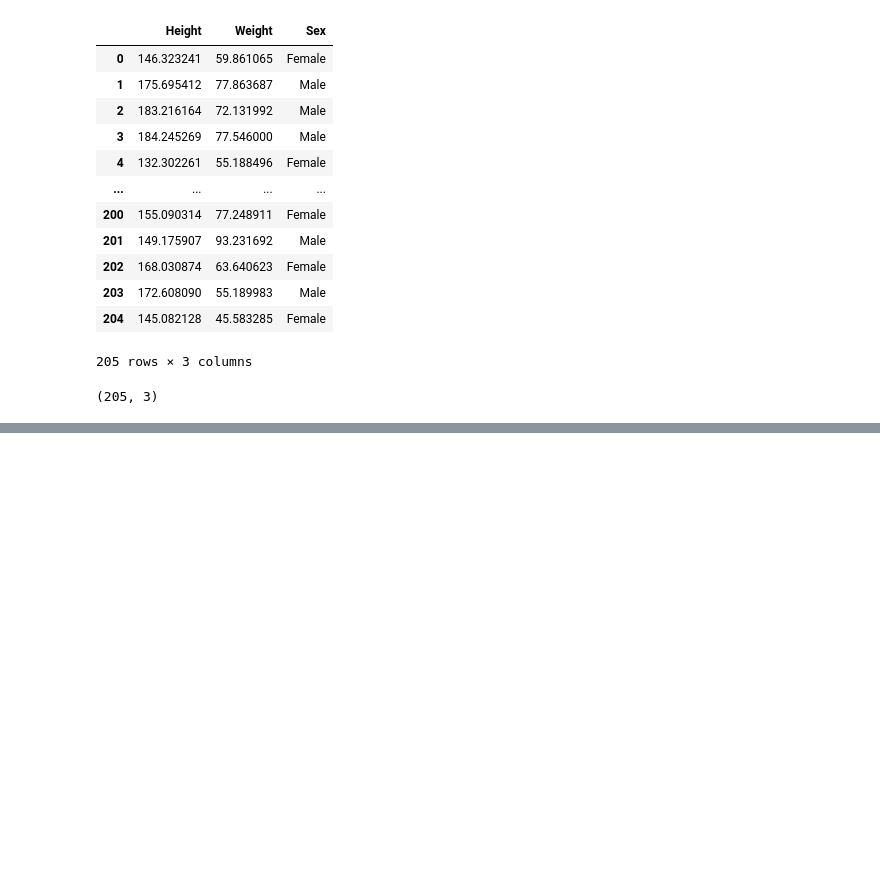
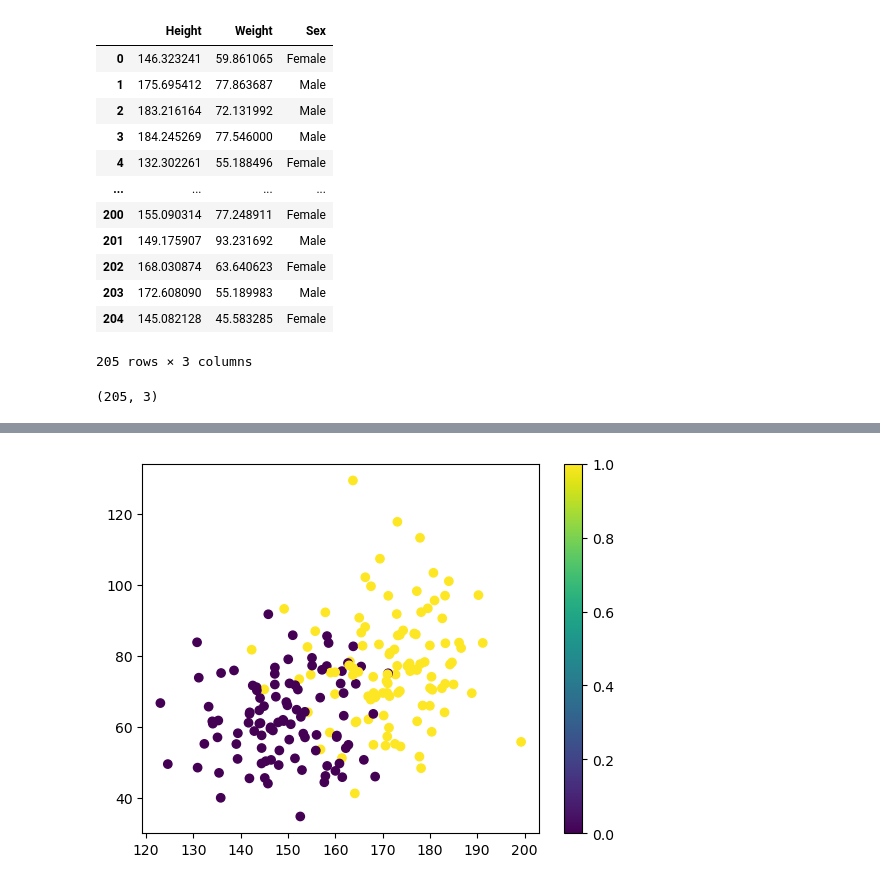
Before and after one commit to Eranga035225/Deep-learning-tutorials, a Jupyter notebook: Classification using tensor flow/Classification with tensor flow.ipynb, the cells around one changed output, grey strips where cells are left out. Cells and saved outputs as stored; diff of their text form; code cells hidden in the pictures; blank space fills up the shorter version.

```diff
--- a/Classification using tensor flow/Classification with tensor flow.ipynb
+++ b/Classification using tensor flow/Classification with tensor flow.ipynb
@@ -26,0 +36,3 @@ data.shape
+# %%
+data.loc[data['Sex'] == 'Male', 'Sex'] = 1
+data.loc[data['Sex'] == 'Female', 'Sex'] = 0
@@ -26,0 +64,3 @@ data.shape
+# %%
+X = data.drop(['Sex'], axis = 1)
+y = data['Sex']
@@ -26,0 +98,6 @@ data.shape
+# %%
+plt.scatter(X['Height'],X['Weight'], c=y)
+plt.colorbar()
+plt.show()
+# %% [output]
+[figure, added]
```
Also changed, not shown: parts of 6 cells of this notebook.
